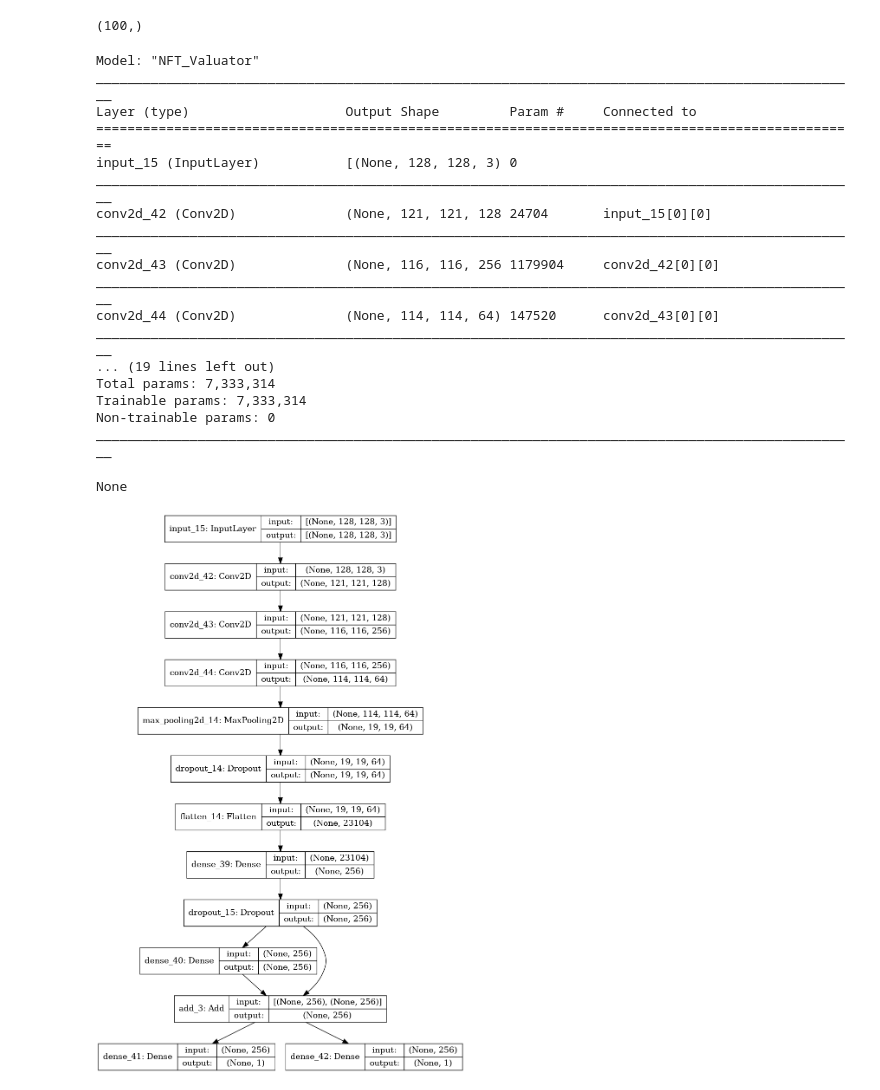
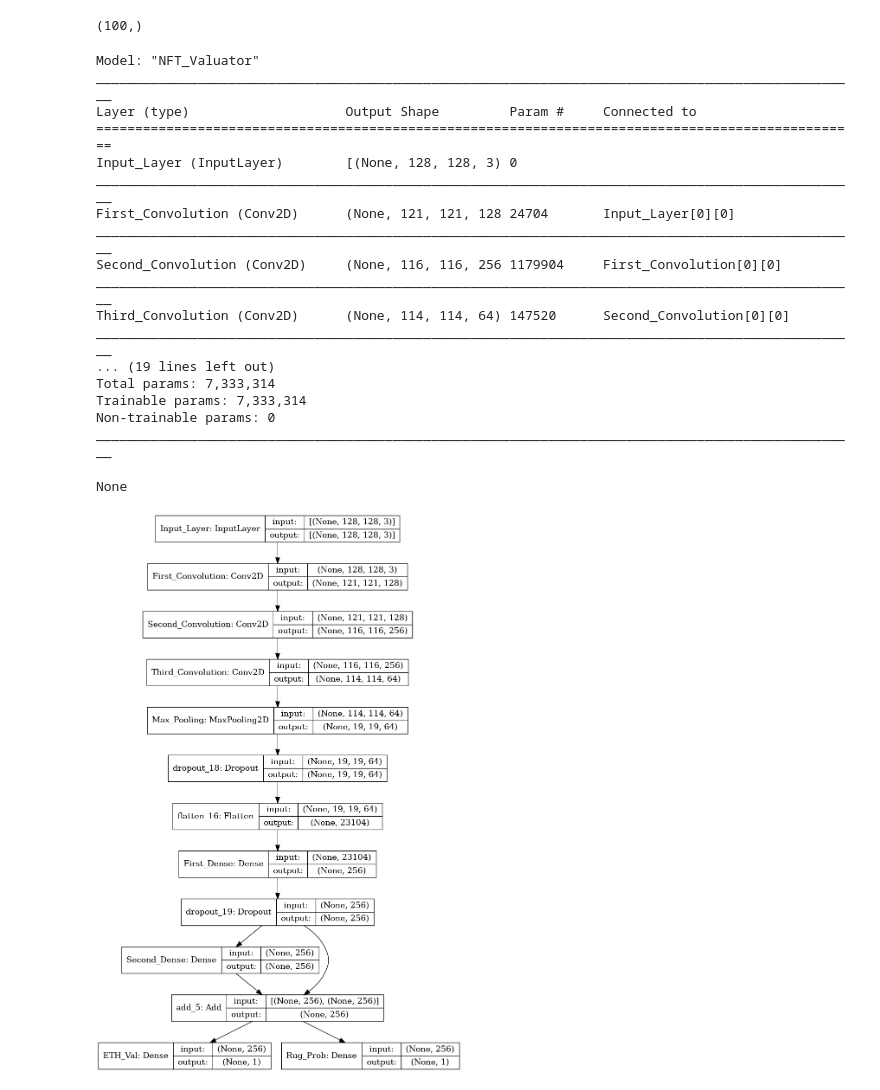
Before and after one commit to CSCI4850/s22-team4-project, a Jupyter notebook: Project_Network.ipynb, the cells around one changed output. Drawn from its saved outputs; the diff is of its cells as text; code cells hidden in the pictures.

Commit message:
Updated the network by naming the layers

```diff
--- a/Project_Network.ipynb
+++ b/Project_Network.ipynb
@@ -24,56 +24,56 @@ display(Y.shape)
 (100, 128, 128, 3)
 (100,)
 # %%
-x = keras.layers.Input(X.shape[1:])
+x = keras.layers.Input(X.shape[1:], name="Input_Layer")
 y = x
-y = keras.layers.Conv2D(128, kernel_size=(8,8), activation='relu')(y)
-y = keras.layers.Conv2D(256, kernel_size=(6,6), activation='relu')(y)
-y = keras.layers.Conv2D(64, kernel_size=(3,3), activation='relu')(y)
-y = keras.layers.MaxPooling2D(pool_size=(6,6))(y)
+y = keras.layers.Conv2D(128, kernel_size=(8,8), activation='relu', name="First_Convolution")(y)
+y = keras.layers.Conv2D(256, kernel_size=(6,6), activation='relu', name="Second_Convolution")(y)
+y = keras.layers.Conv2D(64, kernel_size=(3,3), activation='relu', name="Third_Convolution")(y)
+y = keras.layers.MaxPooling2D(pool_size=(6,6), name="Max_Pooling")(y)
 y = keras.layers.Dropout(0.05)(y)
 y = keras.layers.Flatten()(y)
-y = keras.layers.Dense(256, activation='relu')(y)
+y = keras.layers.Dense(256, activation='relu', name="First_Dense")(y)
 y = keras.layers.Dropout(0.125)(y)
-z = keras.layers.Dense(256, activation='relu')(y)
+z = keras.layers.Dense(256, activation='relu', name="Second_Dense")(y)
 y = keras.layers.Add()([y,z])
 # y = keras.layers.LayerNormalization()(y)
 # Output Logits (10)
-z = keras.layers.Dense(1, activation='relu')(y) # Ethereum value of the NFT
-y = keras.layers.Dense(1, activation='sigmoid')(y) # Whether or not the NFT will "rug" (scam its buyers)
+z = keras.layers.Dense(1, activation='relu', name="ETH_Val")(y) # Ethereum value of the NFT
+y = keras.layers.Dense(1, activation='sigmoid', name="Rug_Prob")(y) # Whether or not the NFT will "rug" (scam its buyers)
 model = keras.Model(x,[z, y])
 generator = keras.preprocessing.image.ImageDataGenerator(
     width_shift_range=0.05,
     height_shift_range=0.05,
     rotation_range=5,
     zoom_range=0.1,
     horizontal_flip=True
 )
 model.compile(
     loss=[keras.losses.MeanSquaredError(), keras.losses.BinaryCrossentropy()],
     optimizer=keras.optimizers.Adam(),
     metrics=[keras.metrics.MeanAbsolutePercentageError(), keras.metrics.BinaryAccuracy()]
 )
 model._name = "NFT_Valuator"
 
 display(model.summary())
 display(keras.utils.plot_model(model, show_shapes=True, expand_nested=True))
 # %% [output]
 Model: "NFT_Valuator"
 __________________________________________________________________________________________________
 Layer (type)                    Output Shape         Param #     Connected to
 ==================================================================================================
-input_15 (InputLayer)           [(None, 128, 128, 3) 0
+Input_Layer (InputLayer)        [(None, 128, 128, 3) 0
 __________________________________________________________________________________________________
-conv2d_42 (Conv2D)              (None, 121, 121, 128 24704       input_15[0][0]
+First_Convolution (Conv2D)      (None, 121, 121, 128 24704       Input_Layer[0][0]
 __________________________________________________________________________________________________
-conv2d_43 (Conv2D)              (None, 116, 116, 256 1179904     conv2d_42[0][0]
+Second_Convolution (Conv2D)     (None, 116, 116, 256 1179904     First_Convolution[0][0]
 __________________________________________________________________________________________________
-conv2d_44 (Conv2D)              (None, 114, 114, 64) 147520      conv2d_43[0][0]
+Third_Convolution (Conv2D)      (None, 114, 114, 64) 147520      Second_Convolution[0][0]
 __________________________________________________________________________________________________
 ... (19 lines left out)
 Total params: 7,333,314
 Trainable params: 7,333,314
 Non-trainable params: 0
 __________________________________________________________________________________________________
 None
-[figure, old version]
+[figure, new version]
```
